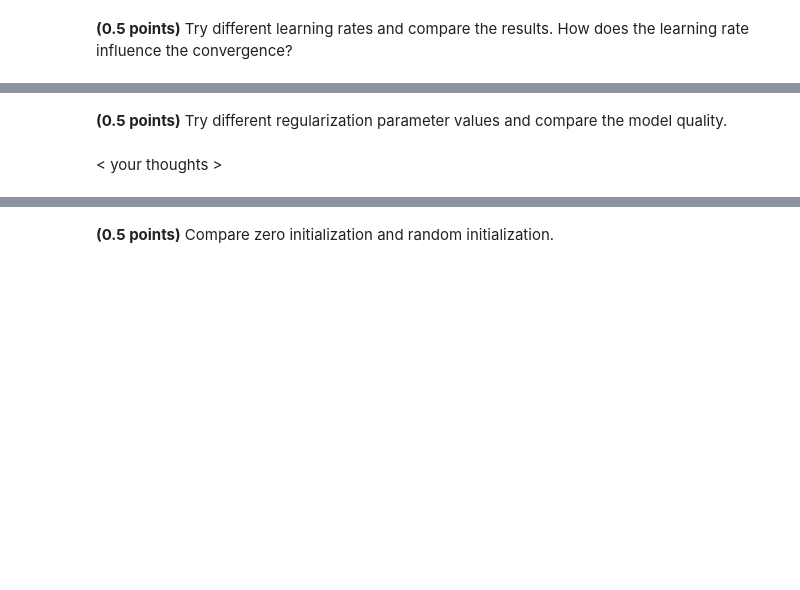
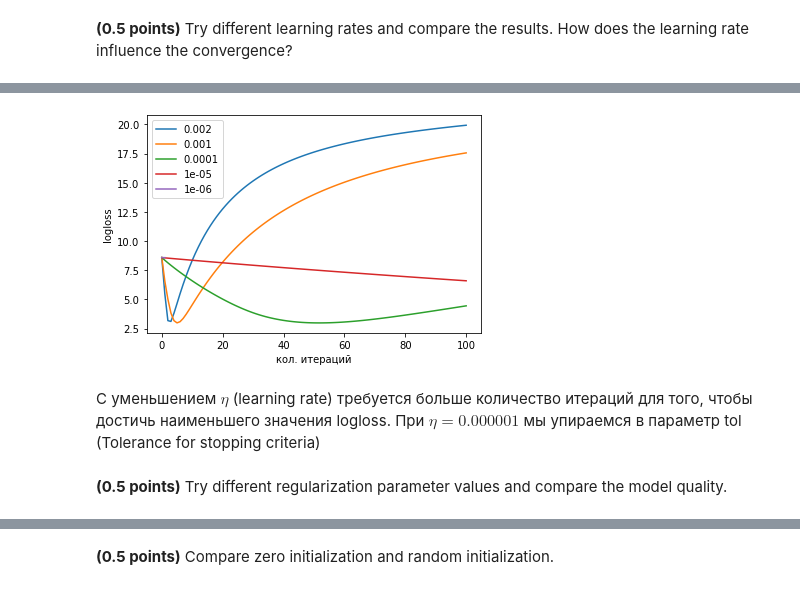
Before and after one commit to githubjeka/ml-intro, a Jupyter notebook: hw_classification.ipynb, the cells around one changed output, grey strips where cells are left out. Saved outputs shown, nothing was run; the diff lists cells and outputs as text; code cells hidden in the pictures; blank space fills up the shorter version.

```diff
--- a/hw_classification.ipynb
+++ b/hw_classification.ipynb
@@ -190,2 +247,15 @@ assert min(train_acc, test_acc) > 0.9
+# %%
+eta_variants = [0.002, 0.001, 0.000_1, 0.000_01, 0.000_001]
+for eta in eta_variants:
+    model = CustomLogisticRegression(eta=eta, max_iter=100)
+    model.fit(X_train, y_train)
+    sns.lineplot(data=model.loss_history)
+    plt.legend(eta_variants)
+    plt.xlabel('кол. итераций')
+    plt.ylabel('logloss')
+# %% [output]
+[figure, added]
+# %% [markdown]
+С уменьшением $\eta$ (learning rate) требуется больше количество итераций для того, чтобы достичь наименьшего значения logloss. При $\eta= 0.000001$ мы упираемся в параметр tol (Tolerance for stopping criteria)
 # %% [markdown]
 **(0.5 points)** Try different regularization parameter values and compare the model quality.
@@ -194,2 +261,0 @@ assert min(train_acc, test_acc) > 0.9
-# %% [markdown]
-< your thoughts >
```
Also changed, not shown: parts of 22 cells of this notebook.
